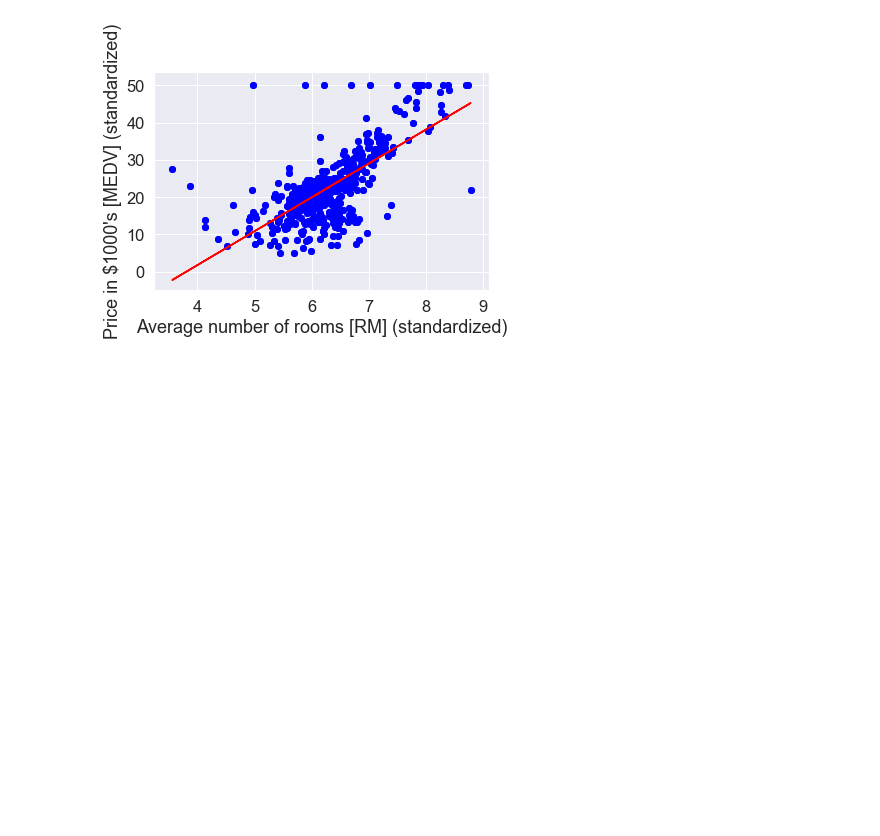
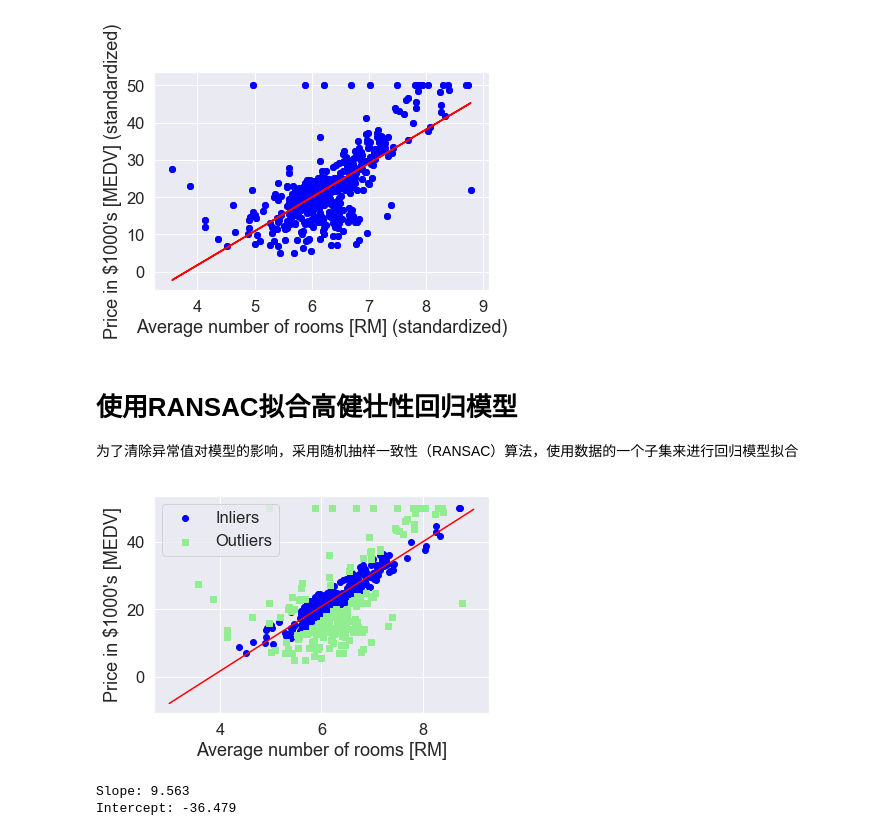
Before and after one commit to fnfly2005/pubilc_work, a Jupyter notebook: learnsklearn/回归算法.ipynb, the cells around one changed output. Drawn from its saved outputs; the diff is of its cells as text; code cells hidden in the pictures; blank space fills up the shorter version.

```diff
--- a/learnsklearn/回归算法.ipynb
+++ b/learnsklearn/回归算法.ipynb
@@ -121,3 +121,33 @@ plt.show()
 Slope: 9.102
 Intercept: -34.671
 [figure]
+# %% [markdown]
+# 使用RANSAC拟合高健壮性回归模型
+
+为了清除异常值对模型的影响，采用随机抽样一致性（RANSAC）算法，使用数据的一个子集来进行回归模型拟合
+# %%
+from sklearn.linear_model import RANSACRegressor
+ransac = RANSACRegressor(LinearRegression(),max_trials=100,#最大迭代次数100
+                         min_samples=50,#随机抽取作为内点的最小样本数为50
+                         #residual_threshold=5.0,设定与拟合曲线垂直距离小于5个单位长度样本点才能加入内点，而默认为MAD来设定内点阈值
+                         random_state=0)
+ransac.fit(X,y)
+inlier_mask=ransac.inlier_mask_ #返回布尔类型的ndarray 其中内点为真值
+outlier_mask=np.logical_not(inlier_mask)#计算非x元素的真值 x array_like
+line_X=np.arange(3,10,1)
+line_y_ransac=ransac.predict(line_X[:,np.newaxis])#使得X增加轴，使得1维数组变为2维数组
+plt.scatter(X[inlier_mask],y[inlier_mask],
+           c='blue',marker='o',label='Inliers')
+plt.scatter(X[outlier_mask],y[outlier_mask],
+           c='lightgreen',marker='s',label='Outliers')
+plt.plot(line_X,line_y_ransac,color='red')
+plt.xlabel('Average number of rooms [RM]')
+plt.ylabel('Price in $1000\'s [MEDV]')
+plt.legend(loc='upper left')
+plt.show()
+print('Slope: %.3f' % ransac.estimator_.coef_[0])
+print('Intercept: %.3f' % ransac.estimator_.intercept_)
+# %% [output]
+[figure, added]
+Slope: 9.563
+Intercept: -36.479
```
Also changed, not shown: parts of 2 cells of this notebook.
